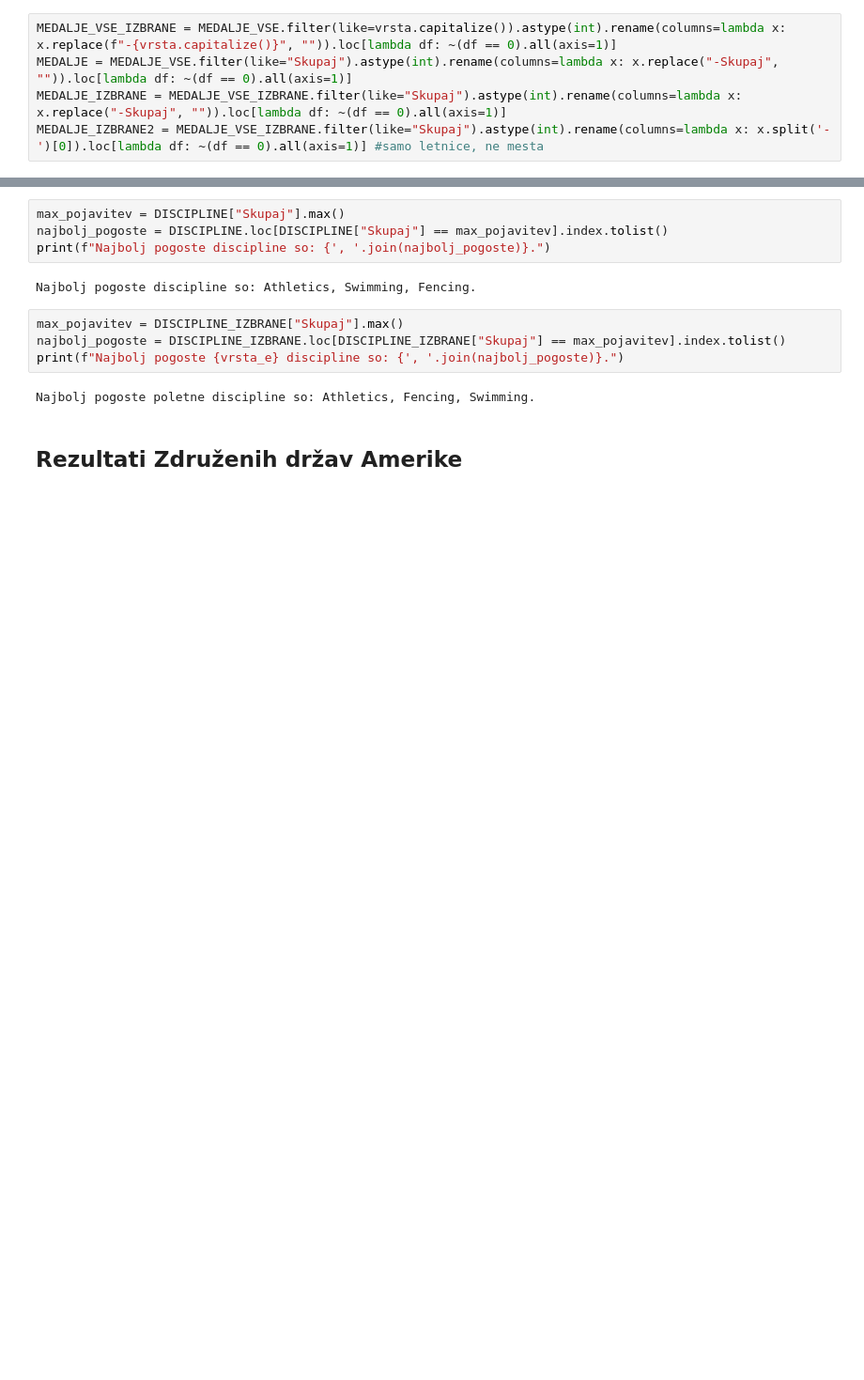
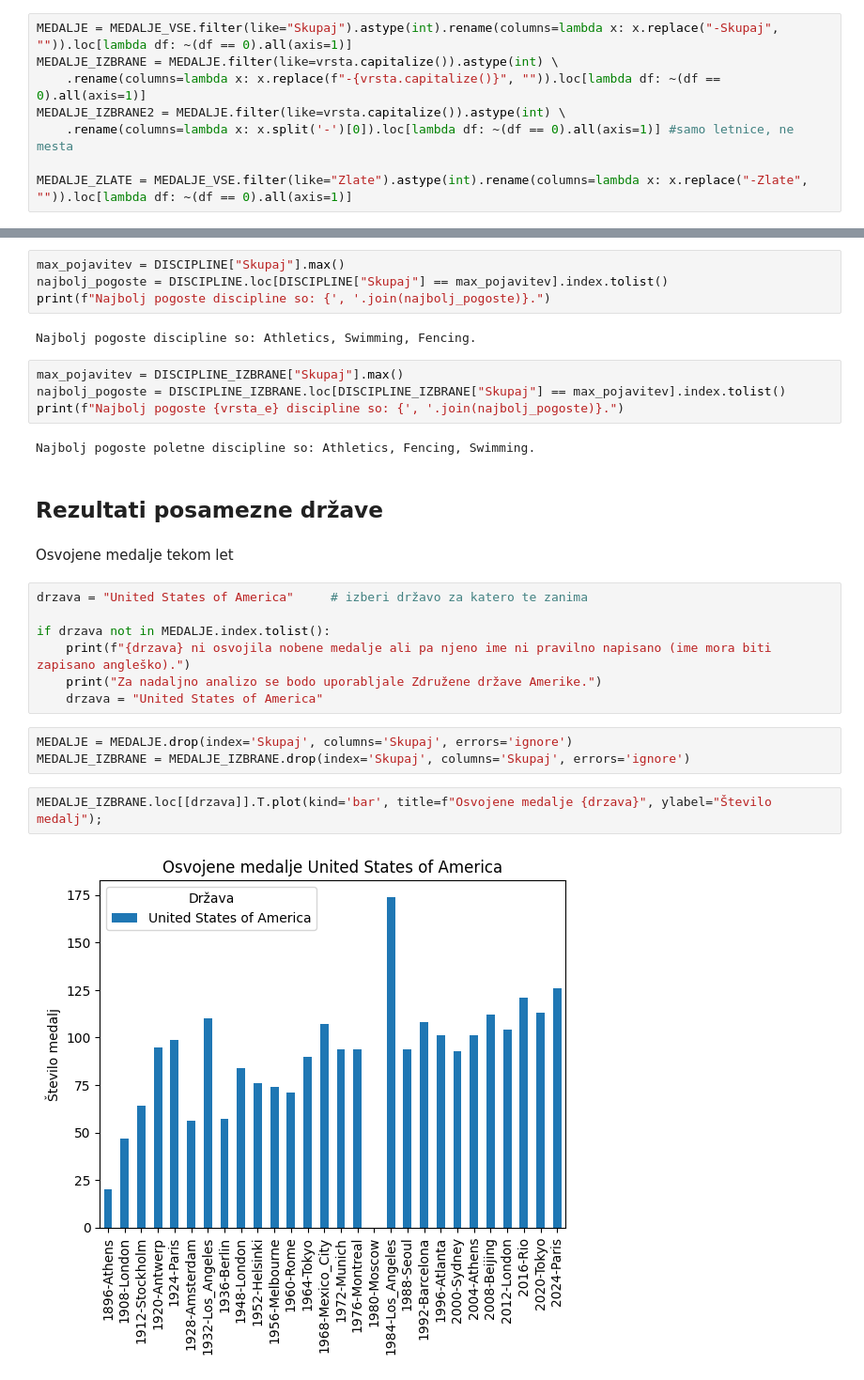
Before and after one commit to Kajaaa9/seminarska_naloga-olimpijske_igre, a Jupyter notebook: oi5_analiza.ipynb, the cells around one changed output, grey strips where cells are left out. Shown at 94% size. Saved outputs shown, nothing was run; the diff lists cells and outputs as text; blank space fills up the shorter version.

```diff
--- a/oi5_analiza.ipynb
+++ b/oi5_analiza.ipynb
@@ -16,8 +16,11 @@ vrsta = "summer"    # izberem lahko "summer" za poletne ali "winter" za zimske
 # %%
-MEDALJE_VSE_IZBRANE = MEDALJE_VSE.filter(like=vrsta.capitalize()).astype(int).rename(columns=lambda x: x.replace(f"-{vrsta.capitalize()}", "")).loc[lambda df: ~(df == 0).all(axis=1)]
 MEDALJE = MEDALJE_VSE.filter(like="Skupaj").astype(int).rename(columns=lambda x: x.replace("-Skupaj", "")).loc[lambda df: ~(df == 0).all(axis=1)]
-MEDALJE_IZBRANE = MEDALJE_VSE_IZBRANE.filter(like="Skupaj").astype(int).rename(columns=lambda x: x.replace("-Skupaj", "")).loc[lambda df: ~(df == 0).all(axis=1)]
-MEDALJE_IZBRANE2 = MEDALJE_VSE_IZBRANE.filter(like="Skupaj").astype(int).rename(columns=lambda x: x.split('-')[0]).loc[lambda df: ~(df == 0).all(axis=1)] #samo letnice, ne mesta
+MEDALJE_IZBRANE = MEDALJE.filter(like=vrsta.capitalize()).astype(int) \
+    .rename(columns=lambda x: x.replace(f"-{vrsta.capitalize()}", "")).loc[lambda df: ~(df == 0).all(axis=1)]
+MEDALJE_IZBRANE2 = MEDALJE.filter(like=vrsta.capitalize()).astype(int) \
+    .rename(columns=lambda x: x.split('-')[0]).loc[lambda df: ~(df == 0).all(axis=1)] #samo letnice, ne mesta
+
+MEDALJE_ZLATE = MEDALJE_VSE.filter(like="Zlate").astype(int).rename(columns=lambda x: x.replace("-Zlate", "")).loc[lambda df: ~(df == 0).all(axis=1)]
 # %%
 DISCIPLINE_SUMMER = DISCIPLINE.filter(like="Summer").astype(int).rename(columns=lambda x: x.replace("-Summer", "")).loc[lambda df: ~(df == 0).all(axis=1)]
 DISCIPLINE_WINTER = DISCIPLINE.filter(like="Winter").astype(int).rename(columns=lambda x: x.replace("-Winter", "")).loc[lambda df: ~(df == 0).all(axis=1)]
@@ -235,4 +234,20 @@ print(f"Najbolj pogoste {vrsta_e} discipline so: {', '.join(najbolj_pogoste)}.")
 # %% [output]
 Najbolj pogoste poletne discipline so: Athletics, Fencing, Swimming.
 # %% [markdown]
-## Rezultati Združenih držav Amerike
+## Rezultati posamezne države
+# %% [markdown]
+Osvojene medalje tekom let
+# %%
+drzava = "United States of America"     # izberi državo za katero te zanima
+
+if drzava not in MEDALJE.index.tolist():
+    print(f"{drzava} ni osvojila nobene medalje ali pa njeno ime ni pravilno napisano (ime mora biti zapisano angleško).")
+    print("Za nadaljno analizo se bodo uporabljale Združene države Amerike.")
+    drzava = "United States of America"
+# %%
+MEDALJE = MEDALJE.drop(index='Skupaj', columns='Skupaj', errors='ignore')
+MEDALJE_IZBRANE = MEDALJE_IZBRANE.drop(index='Skupaj', columns='Skupaj', errors='ignore')
+# %%
+MEDALJE_IZBRANE.loc[[drzava]].T.plot(kind='bar', title=f"Osvojene medalje {drzava}", ylabel="Število medalj");
+# %% [output]
+[figure, added]
```
Also changed, not shown: parts of 14 cells of this notebook.
